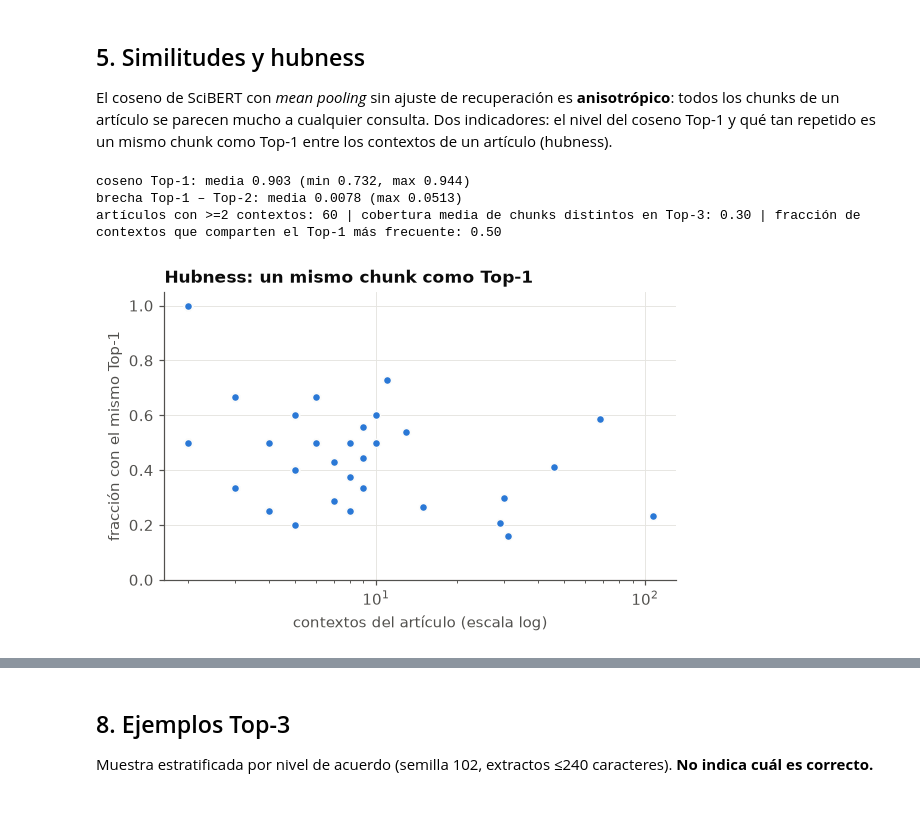
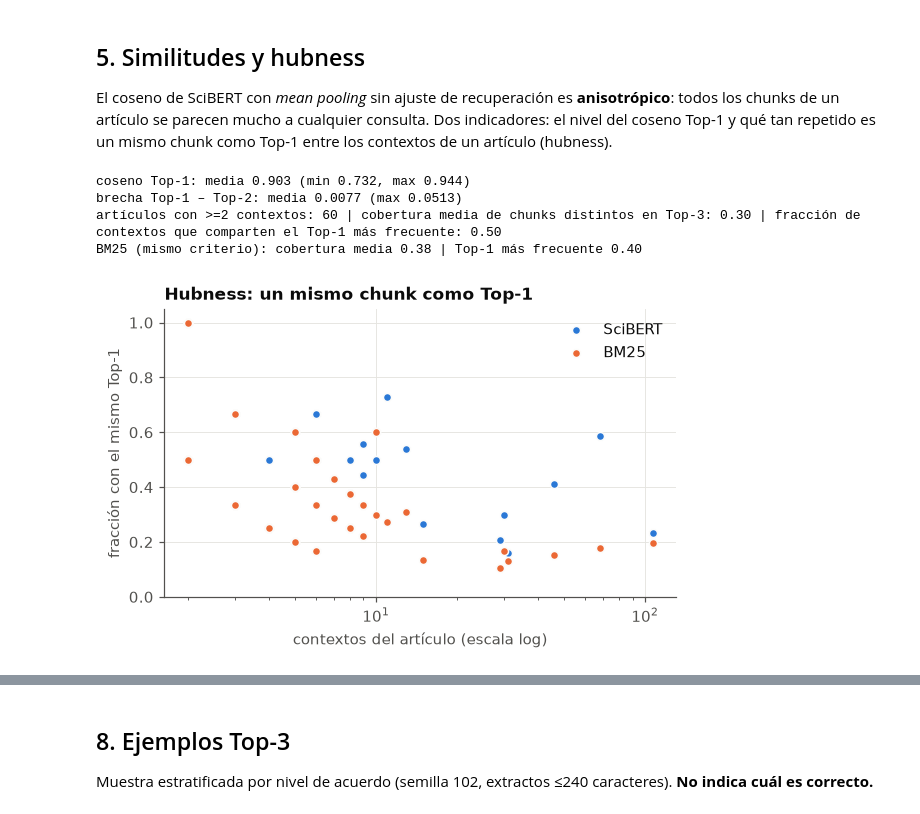
Before and after one commit to Byron971/microproyecto-local-citation, a Jupyter notebook: notebooks/02_recuperacion_densa_scibert_top3.ipynb, the cells around one changed output, grey strips where cells are left out. Drawn from its saved outputs; the diff is of its cells as text; code cells hidden in the pictures.

```diff
--- a/notebooks/02_recuperacion_densa_scibert_top3.ipynb
+++ b/notebooks/02_recuperacion_densa_scibert_top3.ipynb
@@ -135,21 +139,25 @@ El coseno de SciBERT con *mean pooling* sin ajuste de recuperación es **anisotr
 # %%
 s = resumen["similitud"]
 print(f"coseno Top-1: media {s['top1']['media']:.3f} (min {s['top1']['min']:.3f}, max {s['top1']['max']:.3f})")
 print(f"brecha Top-1 – Top-2: media {s['brecha_top1_top2']['media']:.4f} (max {s['brecha_top1_top2']['max']:.4f})")
 d = resumen["diversidad"]
 print(f"artículos con >=2 contextos: {d['articulos_con_2_o_mas_contextos']} | cobertura media de chunks distintos en Top-3: "
       f"{d['cobertura_media']:.2f} | fracción de contextos que comparten el Top-1 más frecuente: {d['top1_mas_frecuente_medio']:.2f}")
+print(f"BM25 (mismo criterio): cobertura media {d['cobertura_media_bm25']:.2f} | Top-1 más frecuente {d['top1_mas_frecuente_medio_bm25']:.2f}")
 m = div[div["contextos"] >= 2]
 fig, ax = plt.subplots(figsize=(6, 3.4))
-ax.scatter(m["contextos"], m["chunk_top1_mas_frecuente"], s=28, color=AZUL, edgecolor="#fcfcfb", linewidth=1)
+ax.scatter(m["contextos"], m["chunk_top1_mas_frecuente"], s=28, color=AZUL, edgecolor="#fcfcfb", linewidth=1, label="SciBERT")
+ax.scatter(m["contextos"], m["chunk_top1_mas_frecuente_bm25"], s=28, color=NARANJA, edgecolor="#fcfcfb", linewidth=1, label="BM25")
+ax.legend(frameon=False)
 ax.set(xscale="log", xlabel="contextos del artículo (escala log)", ylabel="fracción con el mismo Top-1",
        title="Hubness: un mismo chunk como Top-1", ylim=(0, 1.05))
 plt.show()
 # %% [output]
 coseno Top-1: media 0.903 (min 0.732, max 0.944)
-brecha Top-1 – Top-2: media 0.0078 (max 0.0513)
+brecha Top-1 – Top-2: media 0.0077 (max 0.0513)
 artículos con >=2 contextos: 60 | cobertura media de chunks distintos en Top-3: 0.30 | fracción de contextos que comparten el Top-1 más frecuente: 0.50
+BM25 (mismo criterio): cobertura media 0.38 | Top-1 más frecuente 0.40
-[figure, old version]
+[figure, new version]
 # %% [markdown]
 ## 6. Latencias
 
```
Also changed, not shown: parts of 11 cells of this notebook, 12 other files.
